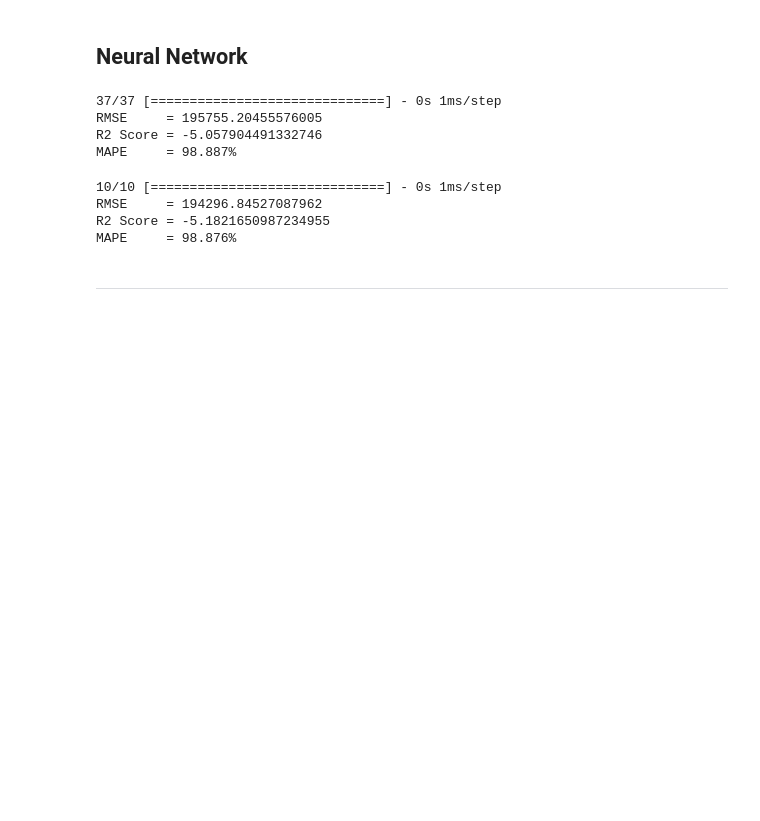
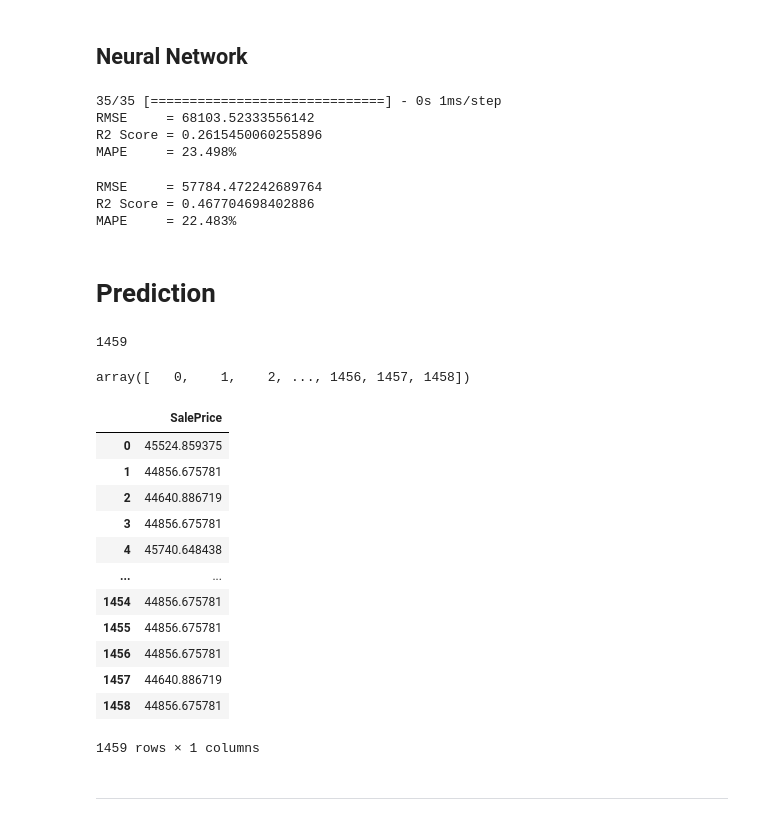
Before and after one commit to mwahid60/house_price_prediction, a Jupyter notebook: main.ipynb, the cells around one changed output. Drawn from its saved outputs; the diff is of its cells as text; code cells hidden in the pictures; blank space fills up the shorter version.

```diff
--- a/main.ipynb
+++ b/main.ipynb
@@ -142,7 +143,7 @@ df_test["MSZoning"] = df_test["MSZoning"].fillna(df_test["MSZoning"].mode()[0])
 df_test["Utilities"] = df_test["Utilities"].fillna(df_test["Utilities"].mode()[0])
 df_test["Exterior1st"] = df_test["Exterior1st"].fillna(df_test["Exterior1st"].mode()[0])
 df_test["Exterior2nd"] = df_test["Exterior2nd"].fillna(df_test["Exterior2nd"].mode()[0])
-df_test["BsmtFinSF1"] = df_test["BsmtFinSF1"].fillna(df_test["Exterior2nd"].mode()[0])
+df_test["BsmtFinSF1"] = df_test["BsmtFinSF1"].fillna(df_test["BsmtFinSF1"].mode()[0])
 df_test["BsmtFinSF2"] = df_test["BsmtFinSF2"].fillna(df_test["BsmtFinSF2"].mode()[0])
 df_test["BsmtUnfSF"] = df_test["BsmtUnfSF"].fillna(df_test["BsmtUnfSF"].mode()[0])
 df_test["TotalBsmtSF"] = df_test["TotalBsmtSF"].fillna(df_test["TotalBsmtSF"].mode()[0])
@@ -1429,33 +1455,60 @@ MAPE     = 9.339%
 # %% [markdown]
 ## Neural Network
 # %%
-NN_pred = NN_gridcv.best_estimator_.predict(X_train_MM)
-rmse = np.sqrt(mean_squared_error(Y_train_MM, NN_pred))
-r2s = r2_score(Y_train_MM, NN_pred)
-mape = mean_absolute_percentage_error(Y_train_MM, NN_pred)
+NN_pred = NN_gridcv.best_estimator_.predict(X_train)
+rmse = np.sqrt(mean_squared_error(Y_train, NN_pred))
+r2s = r2_score(Y_train, NN_pred)
+mape = mean_absolute_percentage_error(Y_train, NN_pred)
 
 print(f'''RMSE     = {rmse}
 R2 Score = {r2s}
 MAPE     = {round(mape*100, 3)}%''')
 # %% [output]
-37/37 [==============================] - 0s 1ms/step
-RMSE     = 195755.20455576005
-R2 Score = -5.057904491332746
-MAPE     = 98.887%
+35/35 [==============================] - 0s 1ms/step
+RMSE     = 68103.52333556142
+R2 Score = 0.2615450060255896
+MAPE     = 23.498%
 # %%
-NN_pred = NN_gridcv.best_estimator_.predict(X_test_MM)
-rmse = np.sqrt(mean_squared_error(Y_test_MM, NN_pred))
-r2s = r2_score(Y_test_MM, NN_pred)
-mape = mean_absolute_percentage_error(Y_test_MM, NN_pred)
+NN_pred = NN_gridcv.best_estimator_.predict(X_test)
+rmse = np.sqrt(mean_squared_error(Y_test, NN_pred))
+r2s = r2_score(Y_test, NN_pred)
+mape = mean_absolute_percentage_error(Y_test, NN_pred)
 
 print(f'''RMSE     = {rmse}
 R2 Score = {r2s}
 MAPE     = {round(mape*100, 3)}%''')
 # %% [output]
-10/10 [==============================] - 0s 1ms/step
-RMSE     = 194296.84527087962
-R2 Score = -5.1821650987234955
-MAPE     = 98.876%
+RMSE     = 57784.472242689764
+R2 Score = 0.467704698402886
+MAPE     = 22.483%
+# %% [markdown]
+# Prediction
+# %%
+len(ab)
+# %% [output]
+1459
+# %%
+ab = np.arange(0, len(MMcor_test))
+ab
+# %% [output]
+array([   0,    1,    2, ..., 1456, 1457, 1458])
+# %%
+predict_test_data = pd.DataFrame(xgb_gridcv.predict(MMcor_test), columns=['SalePrice'])
+predict_test_data
+# %% [output]
+|  | SalePrice |
+| 0 | 45524.859375 |
+| 1 | 44856.675781 |
+| 2 | 44640.886719 |
+| 3 | 44856.675781 |
+| 4 | 45740.648438 |
+| ... | ... |
+| 1454 | 44856.675781 |
+| 1455 | 44856.675781 |
+| 1456 | 44856.675781 |
+| 1457 | 44640.886719 |
+| 1458 | 44856.675781 |
+1459 rows × 1 columns
 # %% [markdown]
 ---
 # %%
```
Also changed, not shown: parts of 23 cells of this notebook, 1 other file.
